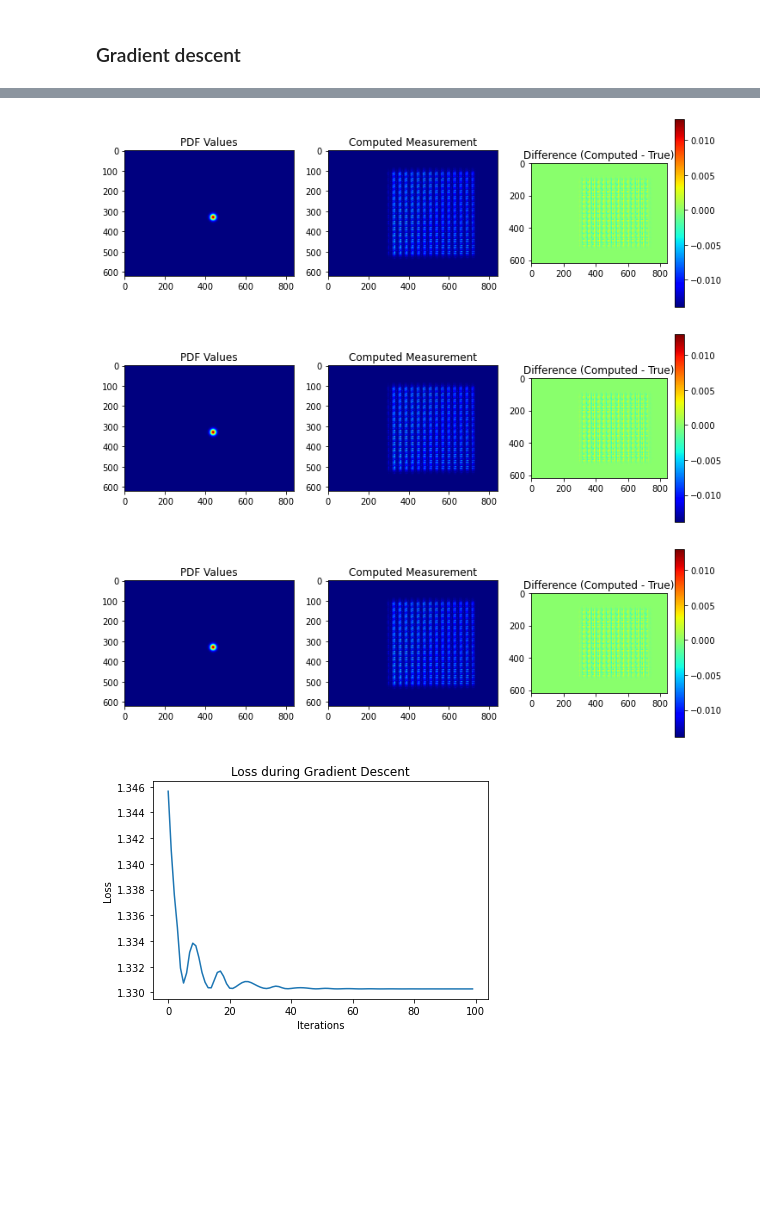
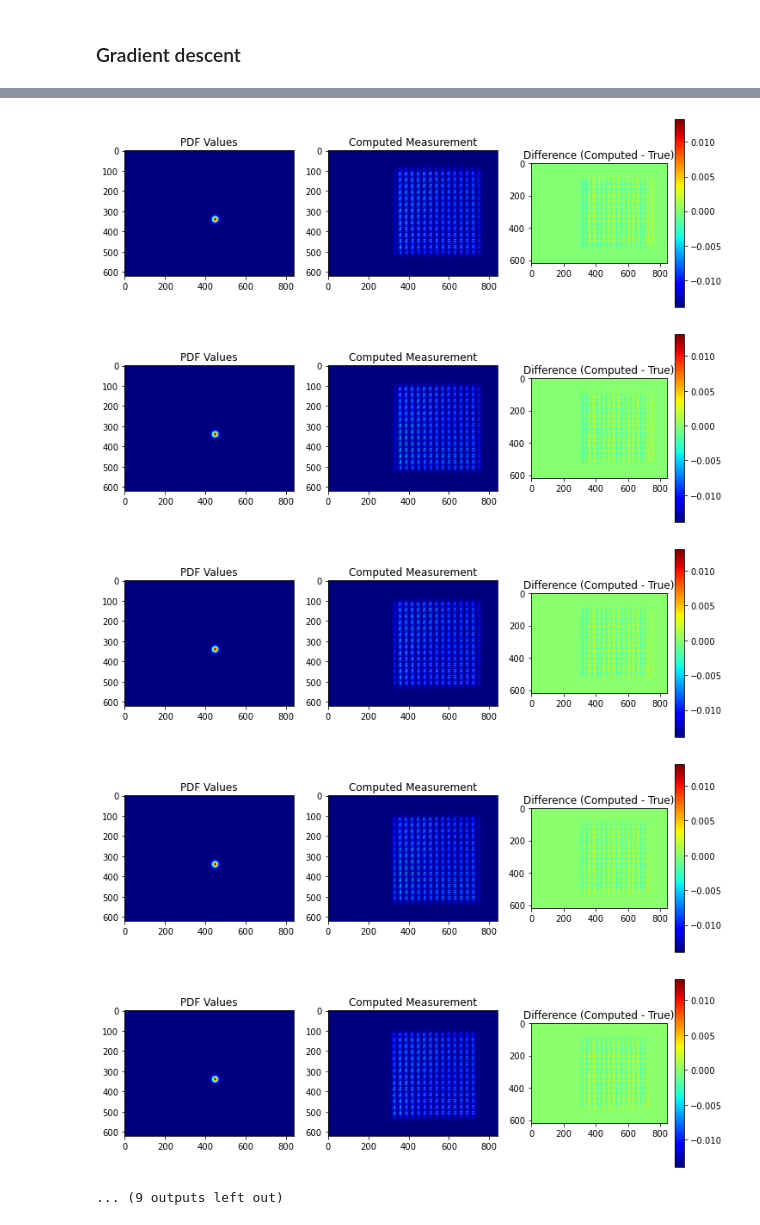
Before and after one commit to neerja/spectralmicroscope_gaussiansplatting, a Jupyter notebook: GaussSplatting/gaussian_localization.ipynb, the cells around one changed output, grey strips where cells are left out. Drawn from its saved outputs; the diff is of its cells as text; code cells hidden in the pictures; blank space fills up the shorter version.

```diff
--- a/GaussSplatting/gaussian_localization.ipynb
+++ b/GaussSplatting/gaussian_localization.ipynb
@@ -146,8 +146,8 @@ plt.show()
 # Define a Gaussian object with initialized values
 
 # Initialized guess parameters -- must be floats
-muy_init = 20.
-mux_init = 20.
+muy_init = 30.
+mux_init = 30.
 mul_init = 0.
 sigy_init = 10.
 sigx_init = 10.
@@ -195,7 +195,7 @@ for i in range(iterations):
     computed_values = g_init.computeValues(coords, NY, NX)
 
     # Plot the results every 10 iterations (optional)
-    if i % 10 == 0:
+    if i < 20:
         plt.figure(figsize=(12, 4))
         plt.subplot(1, 3, 1)
         plt.imshow(computed_values.detach().cpu().numpy(), cmap='jet')
@@ -241,4 +241,6 @@ plt.show()
-[figure, old version]
+[figure, new version]
-[figure, old version]
+[figure, new version]
-[figure, old version]
+[figure, new version]
-[figure, old version]
+[figure, new version]
+[figure, added]
+... (9 outputs left out)
```
Also changed, not shown: parts of 2 cells of this notebook, 1 other file.
